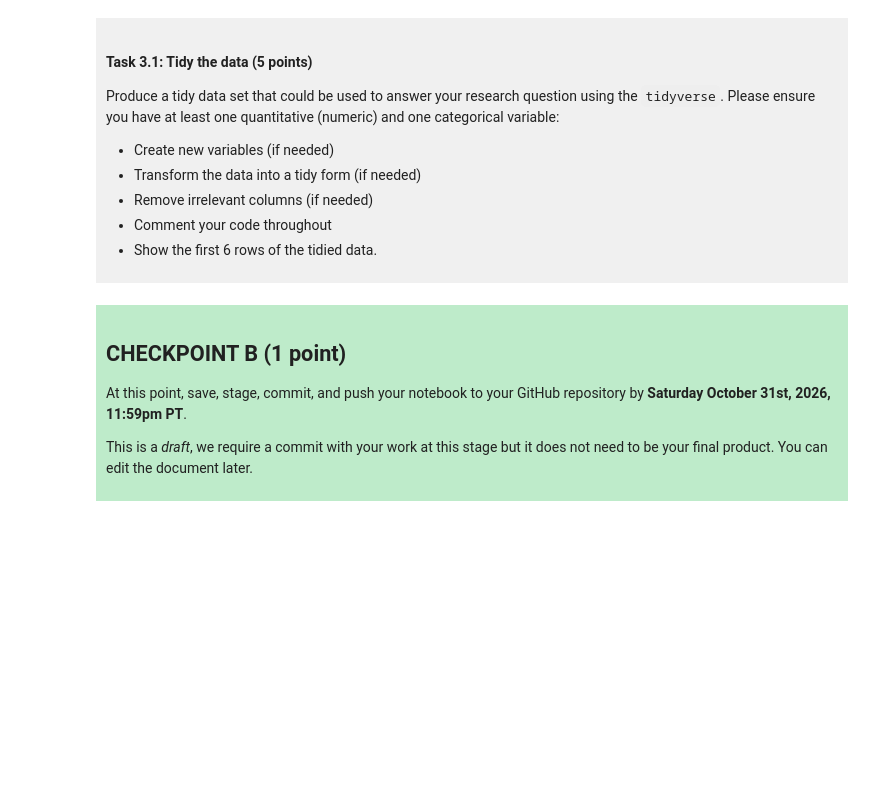
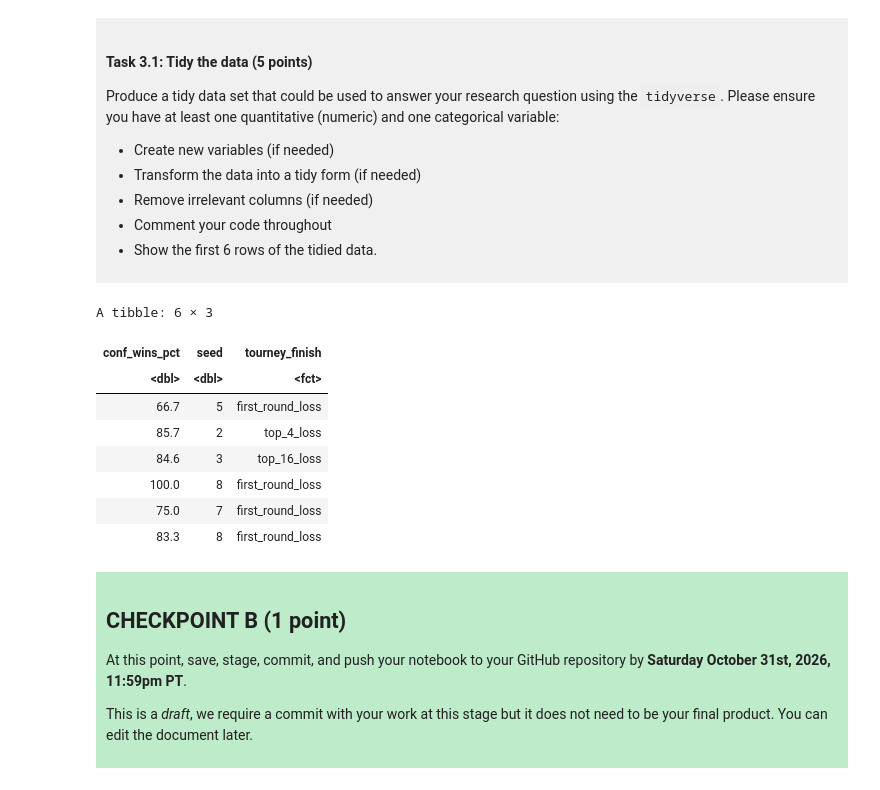
Before and after one commit to ivan909-ivan/dsci-100-project-ivan-hou, a Jupyter notebook: dsci-100-project-notebook.ipynb, the cells around one changed output. Saved outputs shown, nothing was run; the diff lists cells and outputs as text; code cells hidden in the pictures; blank space fills up the shorter version.

```diff
--- a/dsci-100-project-notebook.ipynb
+++ b/dsci-100-project-notebook.ipynb
@@ -189,7 +220,28 @@ Produce a tidy data set that could be used to answer your research question usin
 
 </div>
 # %%
-### EDIT THIS CODE CELL ###
+# Select the variables needed for the question
+womens_march_madness_tidy <- womens_march_madness |>
+    select(conf_wins_pct, seed, tourney_finish) |>
+
+# Remove rows with missing values
+filter(!is.na(conf_wins_pct), !is.na(seed), !is.na(tourney_finish)) |>
+
+# Change tournament finish into a categorical variable
+mutate(tourney_finish = as_factor(tourney_finish))
+
+# Show the first 6 rows of the tidy data
+head(womens_march_madness_tidy)
+# %% [output]
+A tibble: 6 × 3
+| conf_wins_pct | seed | tourney_finish |
+| <dbl> | <dbl> | <fct> |
+| 66.7 | 5 | first_round_loss |
+| 85.7 | 2 | top_4_loss |
+| 84.6 | 3 | top_16_loss |
+| 100.0 | 8 | first_round_loss |
+| 75.0 | 7 | first_round_loss |
+| 83.3 | 8 | first_round_loss |
 # %% [markdown]
 <div style="background-color: #beebca; padding: 10px;">
 
```
Also changed, not shown: parts of 3 cells of this notebook.
